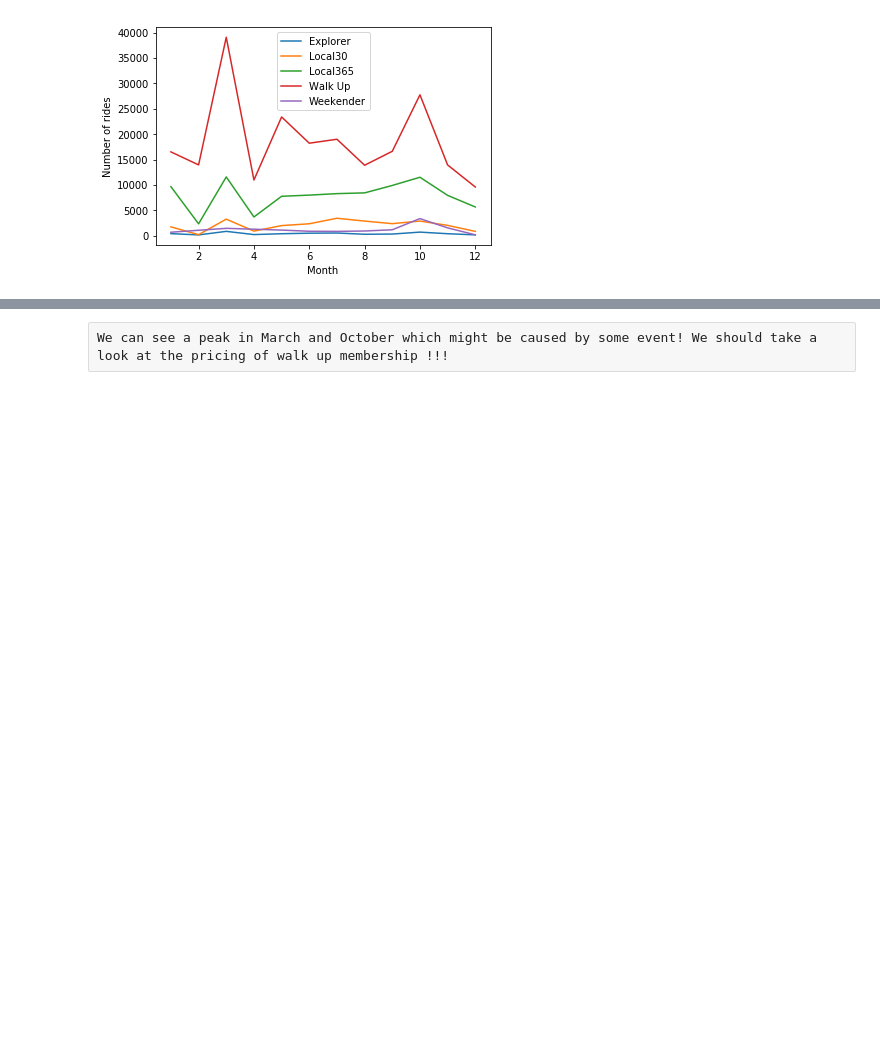
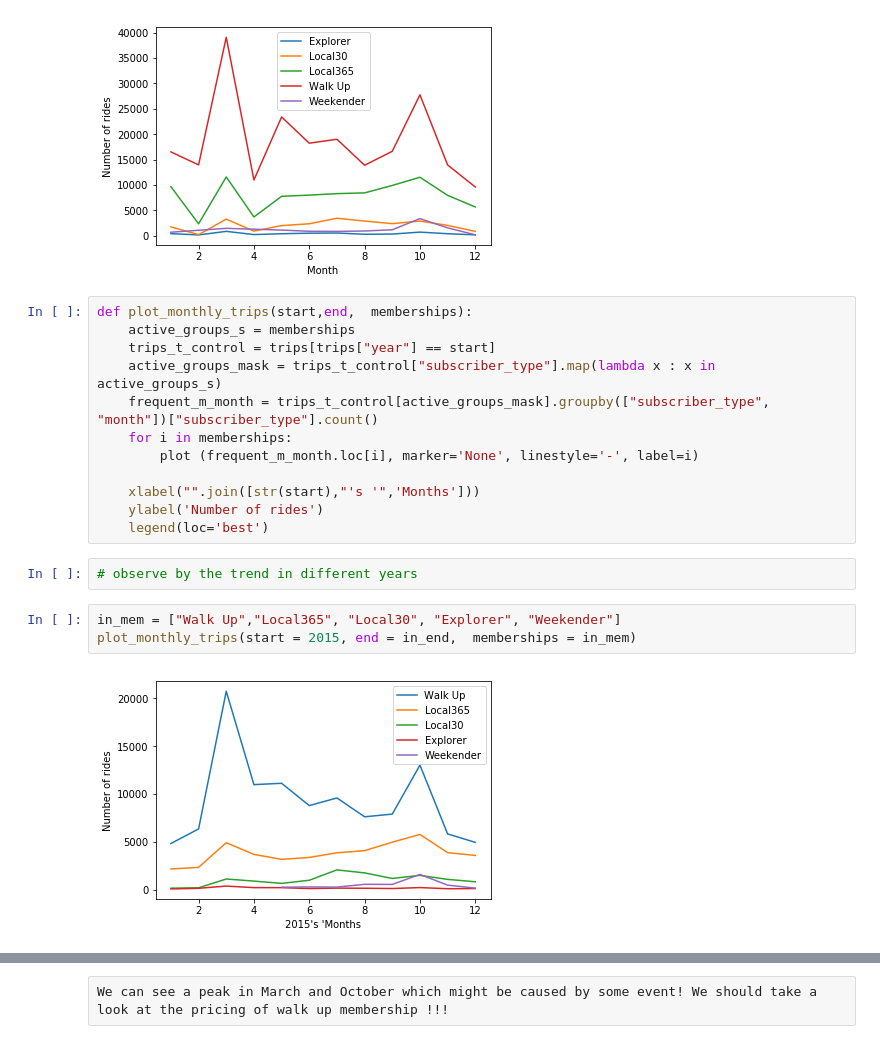
Before and after one commit to akhilesh-reddy/Strategy-consulting-for-bike-sharing, a Jupyter notebook: EDA_Henry.ipynb, the cells around one changed output, grey strips where cells are left out. Saved outputs shown, nothing was run; the diff lists cells and outputs as text; blank space fills up the shorter version.

Commit message:
added monthly trips plot by year

```diff
--- a/EDA_Henry.ipynb
+++ b/EDA_Henry.ipynb
@@ -123,3 +123,22 @@ legend(loc='best')
 show()
 # %% [output]
 [figure]
+# %%
+def plot_monthly_trips(start,end,  memberships):
+    active_groups_s = memberships
+    trips_t_control = trips[trips["year"] == start]
+    active_groups_mask = trips_t_control["subscriber_type"].map(lambda x : x in active_groups_s)
+    frequent_m_month = trips_t_control[active_groups_mask].groupby(["subscriber_type", "month"])["subscriber_type"].count()
+    for i in memberships:
+        plot (frequent_m_month.loc[i], marker='None', linestyle='-', label=i)
+
+    xlabel("".join([str(start),"'s '",'Months']))
+    ylabel('Number of rides')
+    legend(loc='best')
+# %%
+# observe by the trend in different years
+# %%
+in_mem = ["Walk Up","Local365", "Local30", "Explorer", "Weekender"]
+plot_monthly_trips(start = 2015, end = in_end,  memberships = in_mem)
+# %% [output]
+[figure, added]
```
Also changed, not shown: parts of 3 cells of this notebook.
